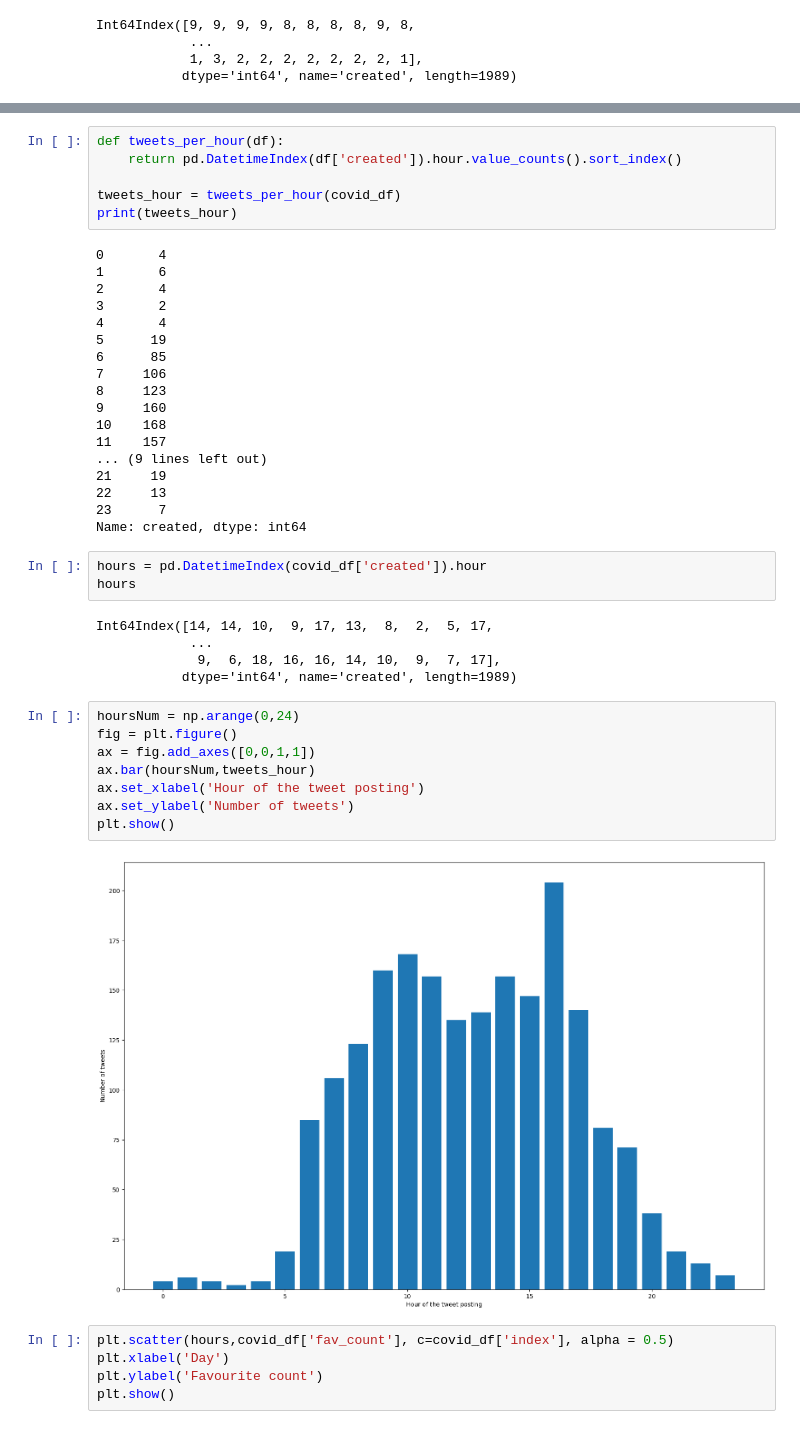
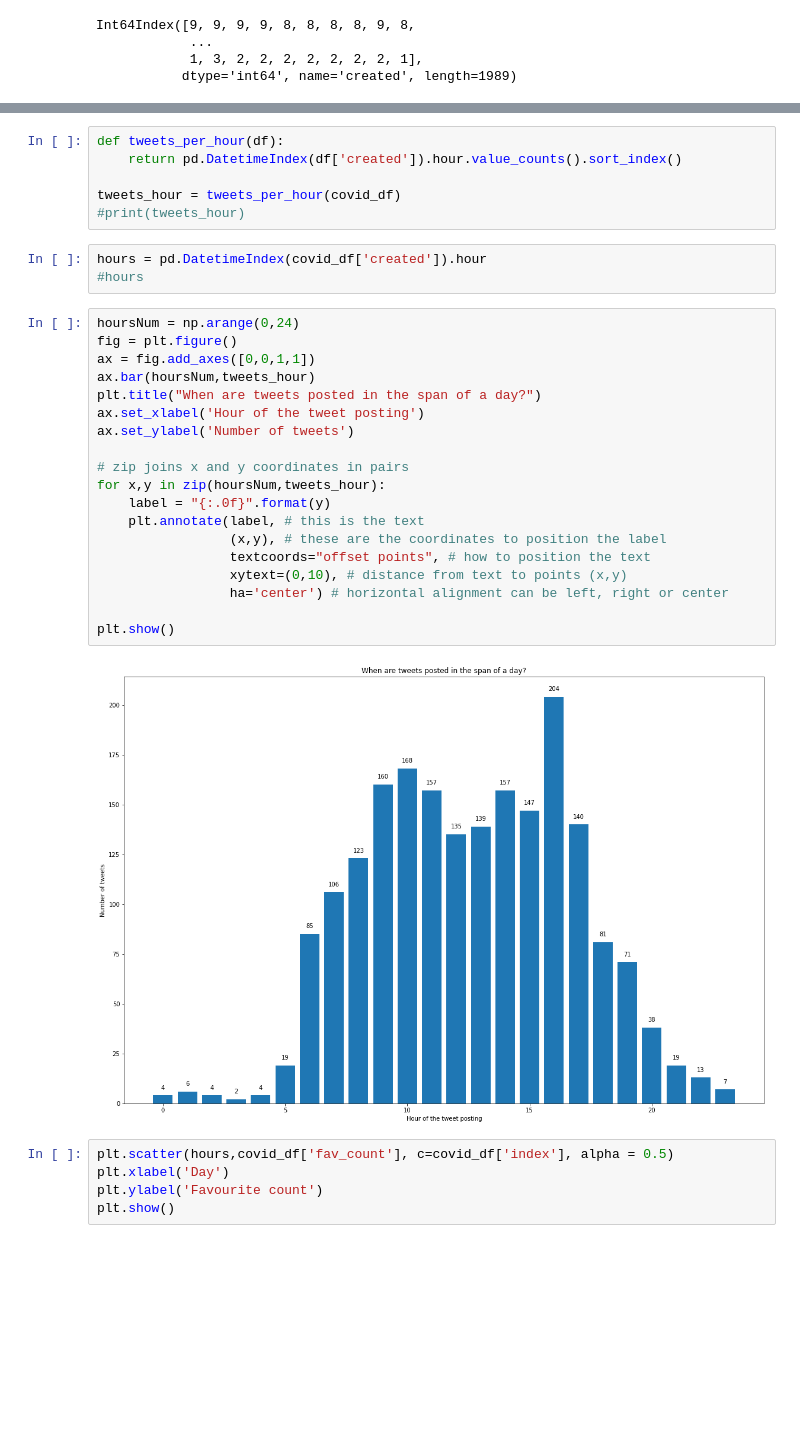
Before and after one commit to Dassoo/info-vis_project, a Jupyter notebook: ds_graphs.ipynb, the cells around one changed output, grey strips where cells are left out. Saved outputs shown, nothing was run; the diff lists cells and outputs as text; blank space fills up the shorter version.

Commit message:
graphs updated

```diff
--- a/ds_graphs.ipynb
+++ b/ds_graphs.ipynb
@@ -87,43 +69,31 @@ def tweets_per_hour(df):
     return pd.DatetimeIndex(df['created']).hour.value_counts().sort_index()
 
 tweets_hour = tweets_per_hour(covid_df)
-print(tweets_hour)
+#print(tweets_hour)
-# %% [output]
-0       4
-1       6
-2       4
-3       2
-4       4
-5      19
-6      85
-7     106
-8     123
-9     160
-10    168
-11    157
-... (9 lines left out)
-21     19
-22     13
-23      7
-Name: created, dtype: int64
 # %%
 hours = pd.DatetimeIndex(covid_df['created']).hour
-hours
+#hours
-# %% [output]
-Int64Index([14, 14, 10,  9, 17, 13,  8,  2,  5, 17,
-            ...
-             9,  6, 18, 16, 16, 14, 10,  9,  7, 17],
-           dtype='int64', name='created', length=1989)
 # %%
 hoursNum = np.arange(0,24)
 fig = plt.figure()
 ax = fig.add_axes([0,0,1,1])
 ax.bar(hoursNum,tweets_hour)
+plt.title("When are tweets posted in the span of a day?")
 ax.set_xlabel('Hour of the tweet posting')
 ax.set_ylabel('Number of tweets')
+
+# zip joins x and y coordinates in pairs
+for x,y in zip(hoursNum,tweets_hour):
+    label = "{:.0f}".format(y)
+    plt.annotate(label, # this is the text
+                 (x,y), # these are the coordinates to position the label
+                 textcoords="offset points", # how to position the text
+                 xytext=(0,10), # distance from text to points (x,y)
+                 ha='center') # horizontal alignment can be left, right or center
+
 plt.show()
 # %% [output]
-[figure, old version]
+[figure, new version]
 # %%
 plt.scatter(hours,covid_df['fav_count'], c=covid_df['index'], alpha = 0.5)
 plt.xlabel('Day')
```
Also changed, not shown: parts of 1 cell of this notebook, 2 other files.
